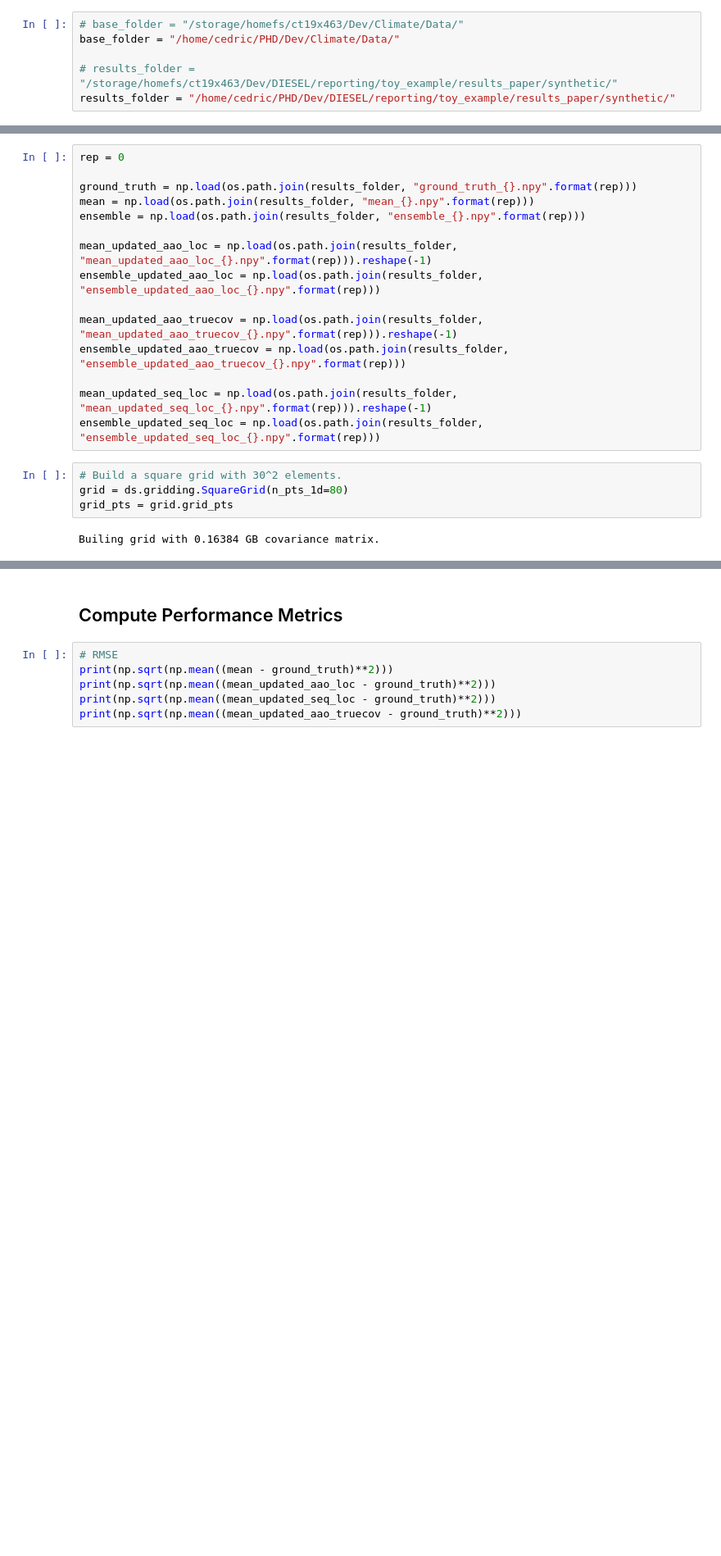
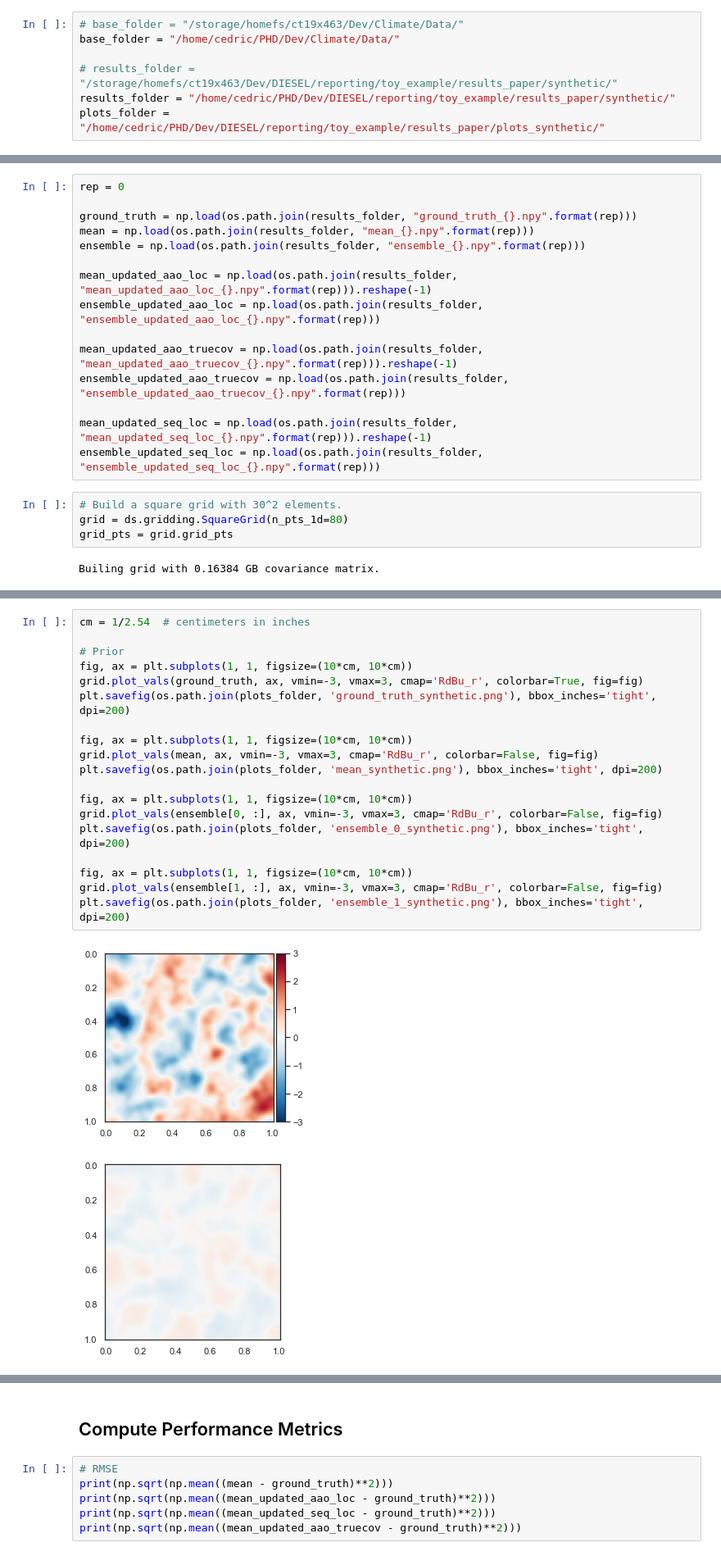
Before and after one commit to CedricTravelletti/DIESEL, a Jupyter notebook: reporting/toy_example/plot_scores_synthetic.ipynb, the cells around one changed output, grey strips where cells are left out. Shown at 82% size. Drawn from its saved outputs; the diff is of its cells as text; blank space fills up the shorter version.

Commit message:
Plotting notebook for synthetic results.

```diff
--- a/reporting/toy_example/plot_scores_synthetic.ipynb
+++ b/reporting/toy_example/plot_scores_synthetic.ipynb
@@ -22,6 +26,7 @@ base_folder = "/home/cedric/PHD/Dev/Climate/Data/"
 
 # results_folder = "/storage/homefs/ct19x463/Dev/DIESEL/reporting/toy_example/results_paper/synthetic/"
 results_folder = "/home/cedric/PHD/Dev/DIESEL/reporting/toy_example/results_paper/synthetic/"
+plots_folder = "/home/cedric/PHD/Dev/DIESEL/reporting/toy_example/results_paper/plots_synthetic/"
 # %%
 cluster = LocalCluster()
 client = Client(cluster)
@@ -144,0 +147,22 @@ plt.savefig('test.png', bbox_inches='tight', dpi=200)
+# %%
+cm = 1/2.54  # centimeters in inches
+
+# Prior
+fig, ax = plt.subplots(1, 1, figsize=(10*cm, 10*cm))
+grid.plot_vals(ground_truth, ax, vmin=-3, vmax=3, cmap='RdBu_r', colorbar=True, fig=fig)
+plt.savefig(os.path.join(plots_folder, 'ground_truth_synthetic.png'), bbox_inches='tight', dpi=200)
+
+fig, ax = plt.subplots(1, 1, figsize=(10*cm, 10*cm))
+grid.plot_vals(mean, ax, vmin=-3, vmax=3, cmap='RdBu_r', colorbar=False, fig=fig)
+plt.savefig(os.path.join(plots_folder, 'mean_synthetic.png'), bbox_inches='tight', dpi=200)
+
+fig, ax = plt.subplots(1, 1, figsize=(10*cm, 10*cm))
+grid.plot_vals(ensemble[0, :], ax, vmin=-3, vmax=3, cmap='RdBu_r', colorbar=False, fig=fig)
+plt.savefig(os.path.join(plots_folder, 'ensemble_0_synthetic.png'), bbox_inches='tight', dpi=200)
+
+fig, ax = plt.subplots(1, 1, figsize=(10*cm, 10*cm))
+grid.plot_vals(ensemble[1, :], ax, vmin=-3, vmax=3, cmap='RdBu_r', colorbar=False, fig=fig)
+plt.savefig(os.path.join(plots_folder, 'ensemble_1_synthetic.png'), bbox_inches='tight', dpi=200)
+# %% [output]
+[figure, added]
+[figure, added]
```
Also changed, not shown: parts of 7 cells of this notebook.
